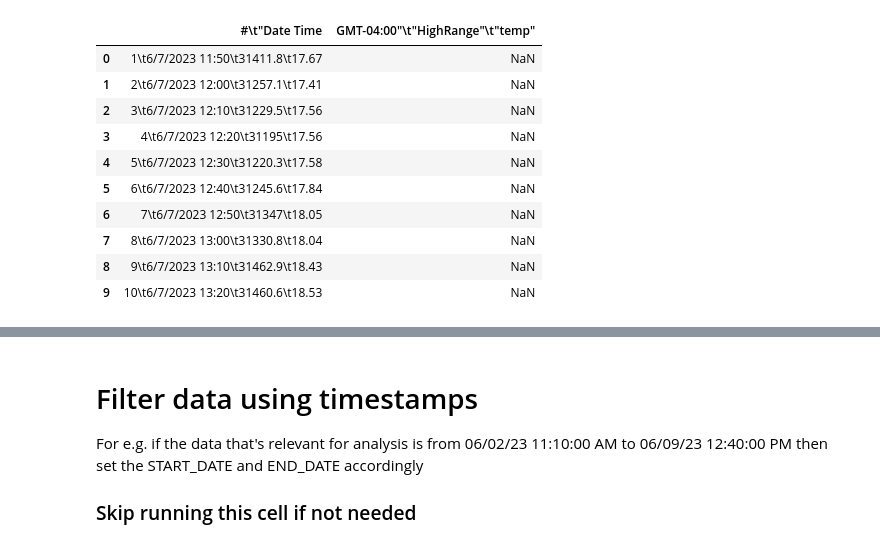
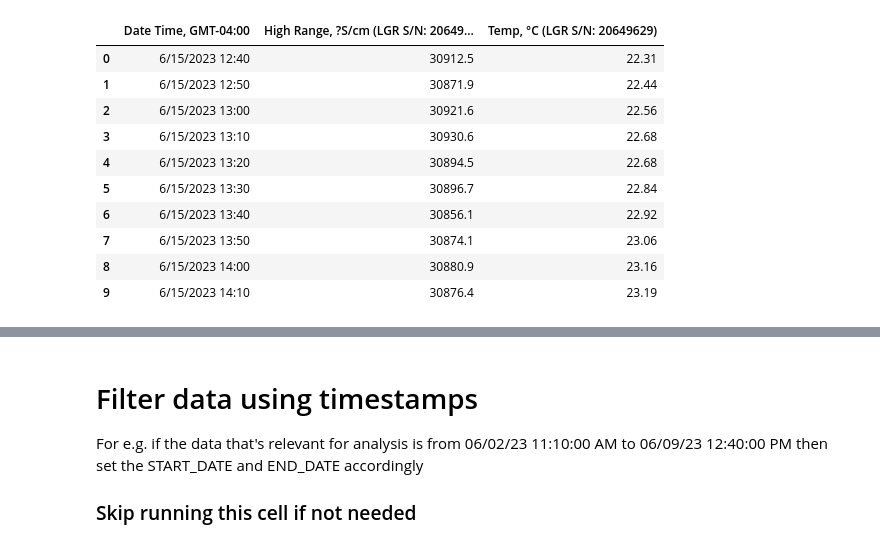
Before and after one commit to tnmygrwl/hoboware_emulator, a Jupyter notebook: hoboware_emulator.ipynb, the cells around one changed output, grey strips where cells are left out. Saved outputs shown, nothing was run; the diff lists cells and outputs as text; code cells hidden in the pictures.

```diff
--- a/hoboware_emulator.ipynb
+++ b/hoboware_emulator.ipynb
@@ -37,5 +9,0 @@ To: /Users/christina/hoboware_emulator/data/test_file.csv
-# %%
-CONDUCTIVITY_DATA = '/Users/christina/hoboware_emulator/data/SR4_ConDL_6_15_2023_AH.csv'
-
-con_data = pd.read_csv(CONDUCTIVITY_DATA, sep='\t', lineterminator='\r')
-con_data.head()
@@ -50,0 +13,10 @@ con_data.head()
+# %%
+CONDUCTIVITY_FILENAME = 'SR4_ConDL_6_22_2023_lkg.csv'
+# %%
+def create_relative_path_from_filename(filename):
+    data_folder = './data'
+    return os.path.join(data_folder, filename)
+
+# Example usage
+file_path = create_relative_path_from_filename(CONDUCTIVITY_FILENAME)
+print(f"Relative path to the file: {file_path}")
@@ -50,0 +25,13 @@ con_data.head()
+# %%
+def read_data(file_path):
+    try:
+        # Attempt to read as UTF-8 encoded CSV
+        con_data = pd.read_csv(file_path, encoding='utf-8', sep=None, engine='python')
+    except UnicodeDecodeError:
+        # If UTF-8 fails, try reading with ISO-8859-1 encoding
+        con_data = pd.read_csv(file_path, encoding='ISO-8859-1', sep=None, engine='python')
+
+    return con_data
+
+con_data = read_data(file_path)
+con_data.head()
@@ -51,32 +45,24 @@ con_data.head()
 # %%
-# Read the data from the csv file
-
-CONDUCTIVITY_DATA = '/Users/christina/hoboware_emulator/data/SR4_ConDL_6_15_2023_AH.csv'
-
-con_data = pd.read_csv(CONDUCTIVITY_DATA)
-
 # Remove the first row if it is a title row
 if "Plot Title" in con_data.iloc[0].values:
     con_data = con_data.iloc[1:]
 
 # Create a list of columns to drop
-columns_to_drop = ['LowRange', 'Coupler Detached (LGR S/N: 20636185)', 'Coupler Attached (LGR S/N: 20636185)']
-# Strip specific identifiers from column names and rename them to a consistent format
-con_data.columns = con_data.columns.str.replace(r"\s+#\d+", "", regex=True)
+columns_to_drop = [col for col in con_data.columns if "Coupler" in col]
 
 # Drop the columns from the dataframe
 con_data.drop(columns=[col for col in columns_to_drop if col in con_data.columns], axis=1, inplace=True)
 # Display the first 10 rows of the data
 con_data.head(10)
 # %% [output]
-|  | #\t"Date Time | GMT-04:00"\t"HighRange"\t"temp" |
-| 0 | 1\t6/7/2023 11:50\t31411.8\t17.67 | NaN |
-| 1 | 2\t6/7/2023 12:00\t31257.1\t17.41 | NaN |
-| 2 | 3\t6/7/2023 12:10\t31229.5\t17.56 | NaN |
-| 3 | 4\t6/7/2023 12:20\t31195\t17.56 | NaN |
-| 4 | 5\t6/7/2023 12:30\t31220.3\t17.58 | NaN |
-| 5 | 6\t6/7/2023 12:40\t31245.6\t17.84 | NaN |
-| 6 | 7\t6/7/2023 12:50\t31347\t18.05 | NaN |
-| 7 | 8\t6/7/2023 13:00\t31330.8\t18.04 | NaN |
-| 8 | 9\t6/7/2023 13:10\t31462.9\t18.43 | NaN |
-| 9 | 10\t6/7/2023 13:20\t31460.6\t18.53 | NaN |
+|  | Date Time, GMT-04:00 | High Range, ?S/cm (LGR S/N: 20649... | Temp, °C (LGR S/N: 20649629) |
+| 0 | 6/15/2023 12:40 | 30912.5 | 22.31 |
+| 1 | 6/15/2023 12:50 | 30871.9 | 22.44 |
+| 2 | 6/15/2023 13:00 | 30921.6 | 22.56 |
+| 3 | 6/15/2023 13:10 | 30930.6 | 22.68 |
+| 4 | 6/15/2023 13:20 | 30894.5 | 22.68 |
+| 5 | 6/15/2023 13:30 | 30896.7 | 22.84 |
+| 6 | 6/15/2023 13:40 | 30856.1 | 22.92 |
+| 7 | 6/15/2023 13:50 | 30874.1 | 23.06 |
+| 8 | 6/15/2023 14:00 | 30880.9 | 23.16 |
+| 9 | 6/15/2023 14:10 | 30876.4 | 23.19 |
```
Also changed, not shown: parts of 36 cells of this notebook.
